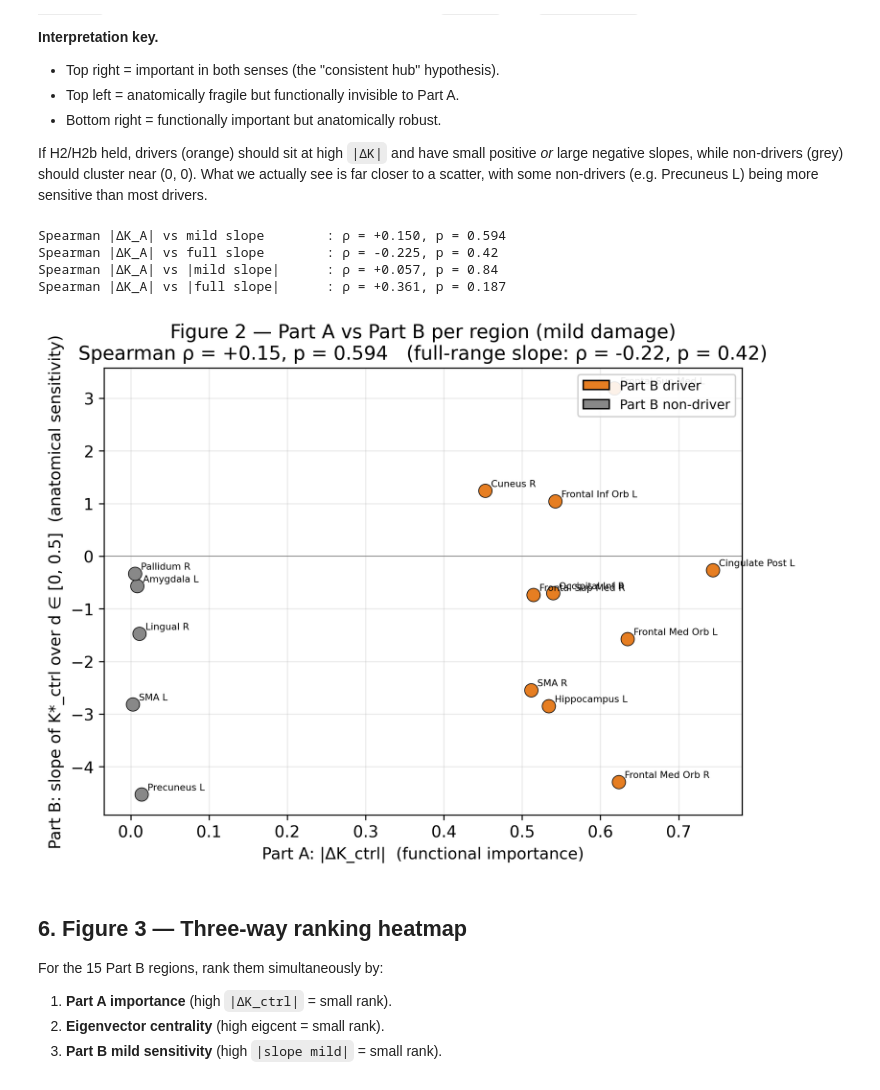
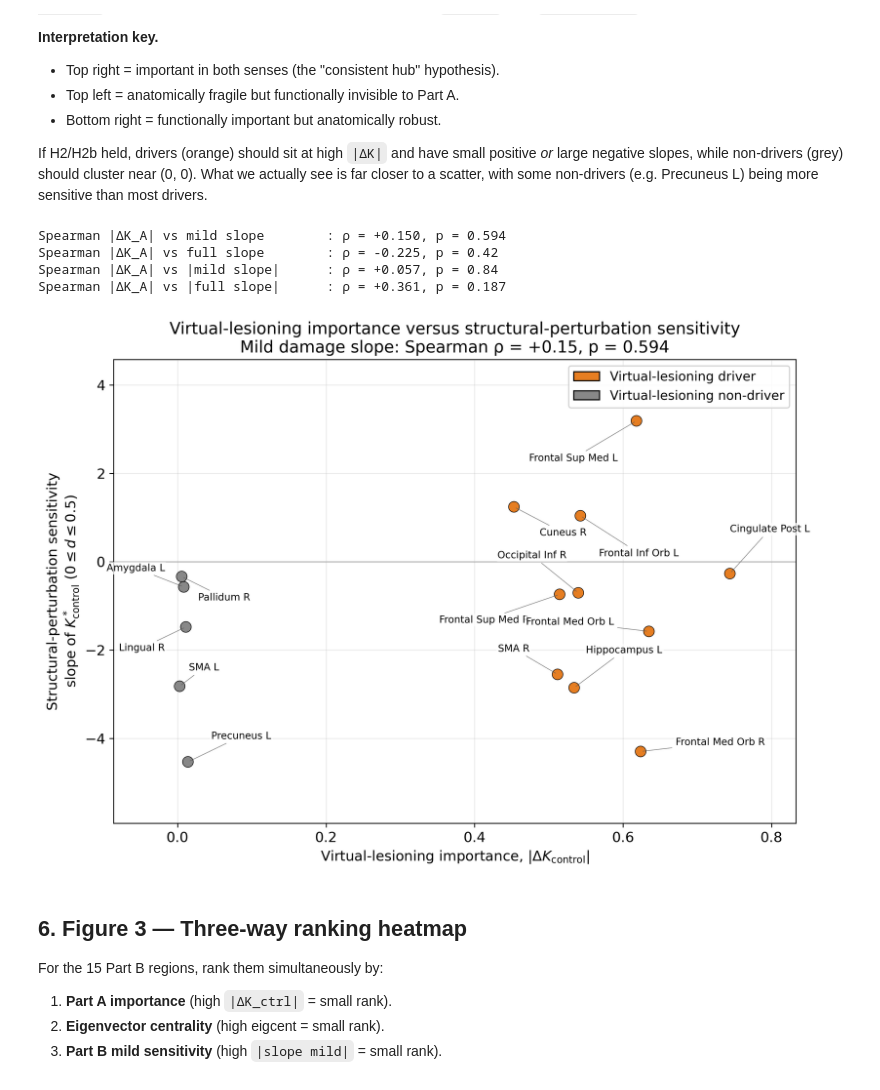
Before and after one commit to BobRice1/Functional-connectotomy, a Jupyter notebook: notebooks/07_extension_synthesis.ipynb, the cells around one changed output. Drawn from its saved outputs; the diff is of its cells as text; code cells hidden in the pictures.

```diff
--- a/notebooks/07_extension_synthesis.ipynb
+++ b/notebooks/07_extension_synthesis.ipynb
@@ -302,41 +302,42 @@ offsets_by_point = {
 for point_i, (r, x, y, kind) in enumerate(zip(PB_IDX, partA_abs, partB_mild, PB_DRIVER)):
     dx, dy = offsets_by_point[point_i]
     ax.annotate(
-        AAL78_LABELS[r], (x, y), fontsize=10.5,
+        AAL78_LABELS[r], (x, y), fontsize=8.5,
         xytext=(dx, dy), textcoords="offset points",
         ha="left" if dx >= 0 else "right",
         va="bottom" if dy >= 0 else "top",
         arrowprops={"arrowstyle": "-", "color": "0.35", "lw": 0.5, "alpha": 0.8},
         bbox={"boxstyle": "round,pad=0.15", "facecolor": "white", "edgecolor": "none", "alpha": 0.75},
     )
 
 ax.axhline(0, color="grey", linewidth=0.5)
-ax.set_xlabel("Virtual-lesioning importance", fontsize=14)
-ax.set_ylabel("Structural-perturbation sensitivity", fontsize=14)
+ax.set_xlabel(r"Virtual-lesioning importance, $|\Delta K_{\mathrm{control}}|$", fontsize=12)
+ax.set_ylabel("Structural-perturbation sensitivity\n" + r"slope of $K^*_{\mathrm{control}}$ ($0 \leq d \leq 0.5$)", fontsize=12)
 ax.set_title(
-    "Virtual-lesioning importance versus structural-perturbation sensitivity",
-    fontsize=17,
+    f"Virtual-lesioning importance versus structural-perturbation sensitivity\n"
+    f"Mild damage slope: Spearman ρ = {rho_m:+.2f}, p = {p_m:.3g}",
+    fontsize=14,
 )
-ax.tick_params(axis="both", labelsize=14)
+ax.tick_params(axis="both", labelsize=12)
 ax.margins(x=0.12, y=0.18)
 ax.grid(alpha=0.25)
 
 # Legend stub.
 from matplotlib.patches import Patch
 ax.legend(handles=[
     Patch(facecolor="#E67E22", edgecolor="black", label="Virtual-lesioning driver"),
     Patch(facecolor="#888888", edgecolor="black", label="Virtual-lesioning non-driver"),
-], loc="upper right", framealpha=0.9, fontsize=13)
+], loc="upper right", framealpha=0.9, fontsize=11)
 
 fig.tight_layout()
 fig.savefig(FIG_DIR / "fig2_partA_vs_partB.png", dpi=300, bbox_inches="tight")
 plt.show()
 # %% [output]
 Spearman |ΔK_A| vs mild slope        : ρ = +0.150, p = 0.594
 Spearman |ΔK_A| vs full slope        : ρ = -0.225, p = 0.42
 Spearman |ΔK_A| vs |mild slope|      : ρ = +0.057, p = 0.84
 Spearman |ΔK_A| vs |full slope|      : ρ = +0.361, p = 0.187
-[figure, old version]
+[figure, new version]
 # %% [markdown]
 ## 6. Figure 3 — Three-way ranking heatmap
 
```
Also changed, not shown: parts of 5 cells of this notebook, 13 other files.
